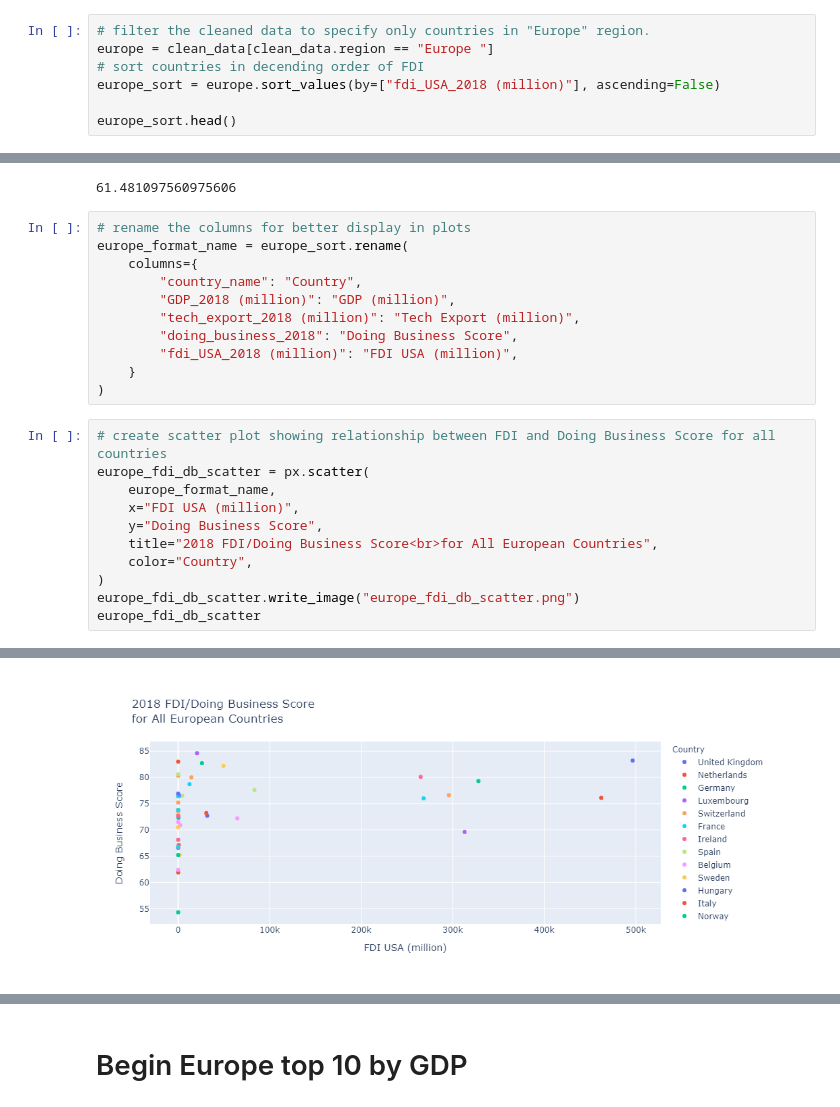
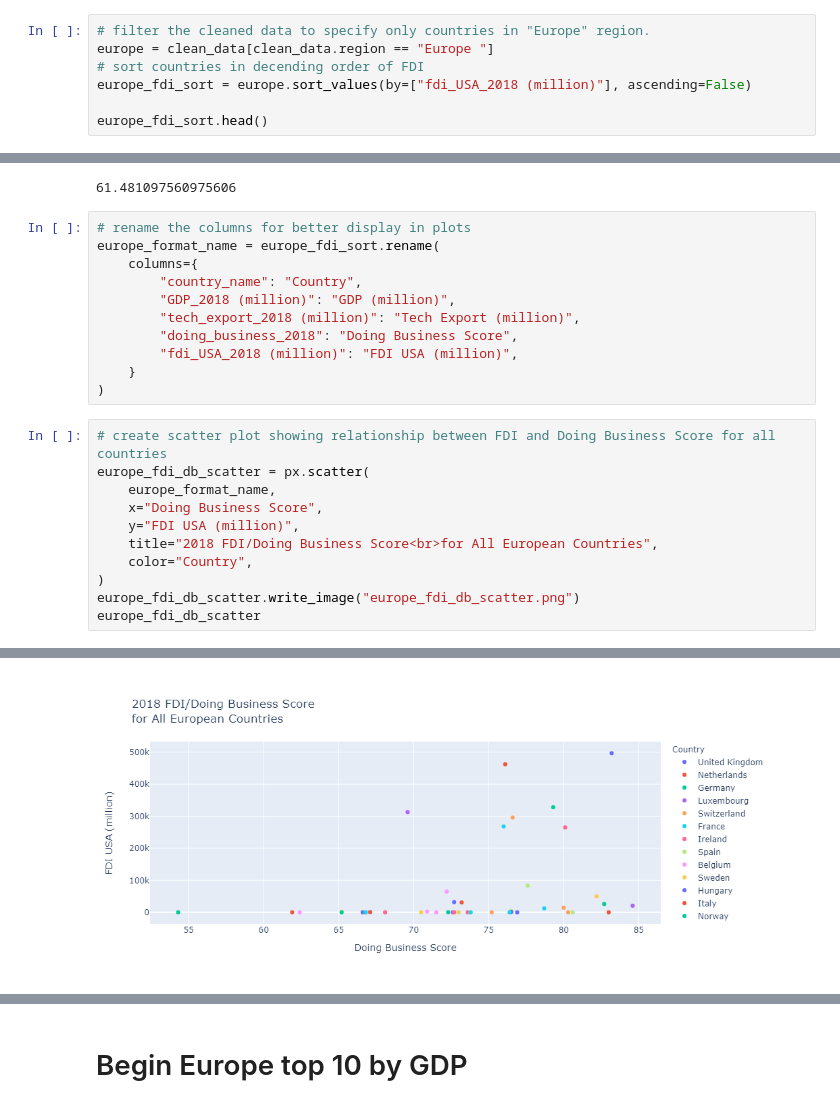
Before and after one commit to sabrinasaleh/Data_Munging_Plotting, a Jupyter notebook: europe/main-ed.ipynb, the cells around one changed output, grey strips where cells are left out. Cells and saved outputs as stored; diff of their text form.

Commit message:
added bar graphs, map plot, and fixed formatting issues

```diff
--- a/europe/main-ed.ipynb
+++ b/europe/main-ed.ipynb
@@ -252,9 +255,9 @@ import plotly.graph_objects as go
 # filter the cleaned data to specify only countries in "Europe" region.
 europe = clean_data[clean_data.region == "Europe "]
 # sort countries in decending order of FDI
-europe_sort = europe.sort_values(by=["fdi_USA_2018 (million)"], ascending=False)
+europe_fdi_sort = europe.sort_values(by=["fdi_USA_2018 (million)"], ascending=False)
 
-europe_sort.head()
+europe_fdi_sort.head()
 # %% [output]
 |  | country_code | country_name | capital_city | lat | lng | GDP_2018 (million) | tech_export_2018 (million) | ... |
 | 166 | GBR | United Kingdom | London | 51.5085 | -0.1257 | 2.860668e+06 | 76926.5410 | ... |
@@ -280,7 +283,7 @@ clean_data["doing_business_2018"].mean()
 61.481097560975606
 # %%
 # rename the columns for better display in plots
-europe_format_name = europe_sort.rename(
+europe_format_name = europe_fdi_sort.rename(
     columns={
         "country_name": "Country",
         "GDP_2018 (million)": "GDP (million)",
@@ -293,8 +296,8 @@ europe_format_name = europe_sort.rename(
 # create scatter plot showing relationship between FDI and Doing Business Score for all countries
 europe_fdi_db_scatter = px.scatter(
     europe_format_name,
-    x="FDI USA (million)",
-    y="Doing Business Score",
+    x="Doing Business Score",
+    y="FDI USA (million)",
     title="2018 FDI/Doing Business Score<br>for All European Countries",
     color="Country",
 )
@@ -305 +307 @@ europe_fdi_db_scatter
-[figure, old version]
+[figure, new version]
```
Also changed, not shown: parts of 12 cells of this notebook, 11 other files.
